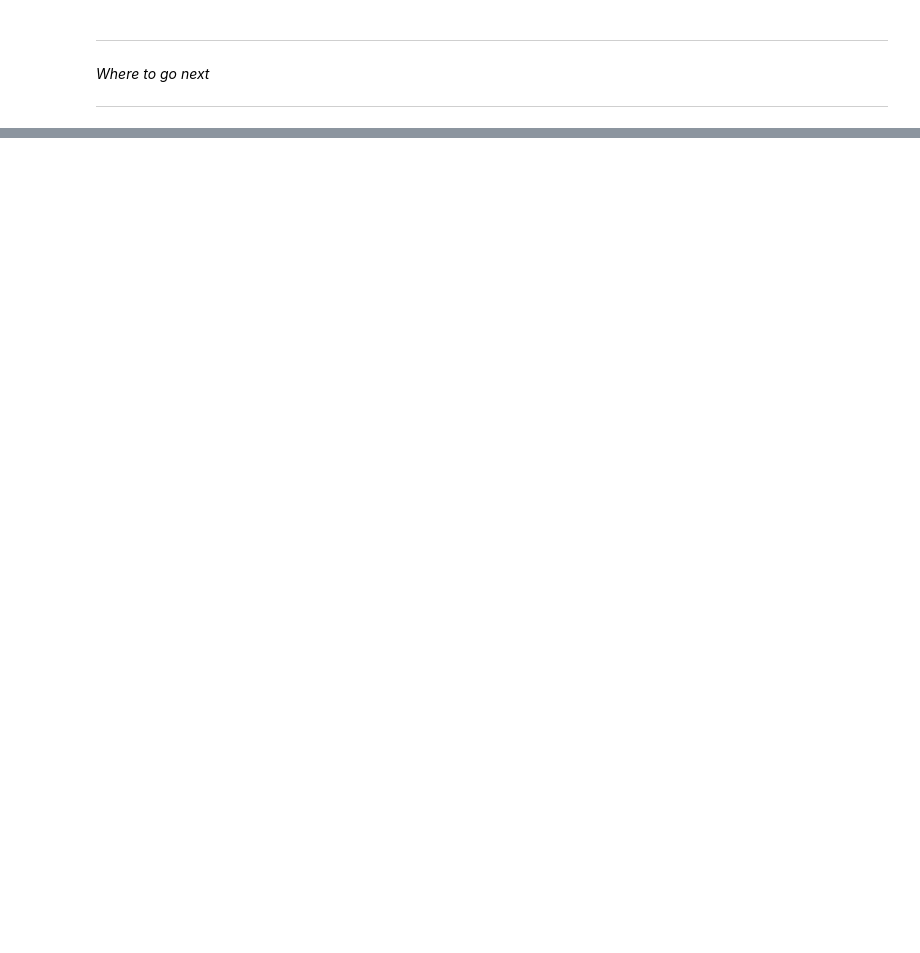
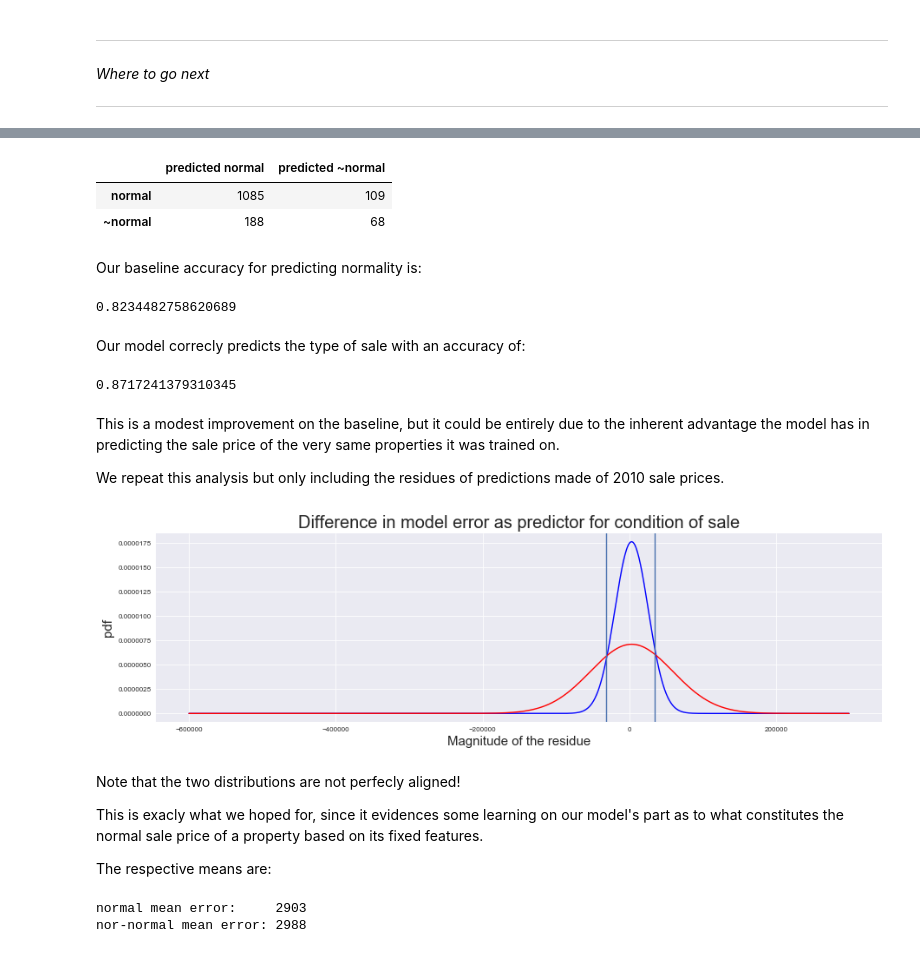
Before and after one commit to Rony-A/sc2-replay-analysis, a Jupyter notebook: mycchaka/project1/Project_1.ipynb, the cells around one changed output, grey strips where cells are left out. Cells and saved outputs as stored; diff of their text form; code cells hidden in the pictures; blank space fills up the shorter version.

```diff
--- a/mycchaka/project1/Project_1.ipynb
+++ b/mycchaka/project1/Project_1.ipynb
@@ -1544,0 +1733,61 @@ As our new target, and seek to predict it in using or non-fixed features.
+# %%
+confusion_matrix = pd.DataFrame(data = {'predicted normal':[sum(resids_on_normal.apply(np.abs) < 34500),
+                                         sum(resids_on_not_normal.apply(np.abs) < 34500)],
+                                        'predicted ~normal':[sum(resids_on_normal.apply(np.abs) > 34500),
+                                         sum(resids_on_not_normal.apply(np.abs) > 34500)]
+                                        },index = ['normal', '~normal'])
+
+confusion_matrix = confusion_matrix[['predicted normal','predicted ~normal']]
+confusion_matrix
+# %% [output]
+|  | predicted normal | predicted ~normal |
+| normal | 1085 | 109 |
+| ~normal | 188 | 68 |
+# %% [markdown]
+Our baseline accuracy for predicting normality is:
+# %%
+(1085+109)/(1450)
+# %% [output]
+0.8234482758620689
+# %% [markdown]
+Our model correcly predicts the type of sale with an accuracy of:
+# %%
+1-(77+109)/(1450)
+# %% [output]
+0.8717241379310345
+# %% [markdown]
+This is a modest improvement on the baseline, but it could be entirely due to the inherent advantage the model has in predicting the sale price of the very same properties it was trained on.
+
+We repeat this analysis but only including the residues of predictions made of 2010 sale prices.
+# %%
+resids_on_normal_2010 = (save_y - y_predict)[normal_and_2010]
+resids_on_not_normal_2010 = (save_y - y_predict)[[(a and (not b)) for a,b in zip(year_mask,normality_mask)]]
+# %%
+plt.figure(figsize=(15,4))
+x_axis = np.arange(-600000, 300000, 1000)
+
+plt.plot(x_axis, norm.pdf(x_axis,resids_on_normal_2010.mean(),resids_on_normal.std()),color = 'b')
+plt.plot(x_axis, norm.pdf(x_axis,resids_on_not_normal_2010.mean(),resids_on_not_normal_2010.std()),color = 'r')
+plt.xlabel('Magnitude of the residue', size = 15)
+plt.ylabel('pdf', size = 15)
+plt.title('Difference in model error as predictor for condition of sale', size=20)
+
+k = 32200
+d = 2200
+plt.axvline(x=k+d, ymax=norm.pdf(k,resids_on_normal_2010.mean(),resids_on_normal_2010.std())/0.000001)
+plt.axvline(x=-k, ymax=norm.pdf(-k,resids_on_not_normal_2010.mean(),resids_on_not_normal_2010.std())/0.000001)
+plt.show()
+# %% [output]
+[figure, added]
+# %% [markdown]
+Note that the two distributions are not perfecly aligned!
+
+This is exacly what we hoped for, since it evidences some learning on our model's part as to what constitutes the normal sale price of a property based on its fixed features.
+
+The respective means are:
+# %%
+print('normal mean error:    ', round(resids_on_normal_2010.mean()))
+print('nor-normal mean error:', round(resids_on_not_normal_2010.mean()))
+# %% [output]
+normal mean error:     2903
+nor-normal mean error: 2988
```
Also changed, not shown: parts of 33 cells of this notebook.
